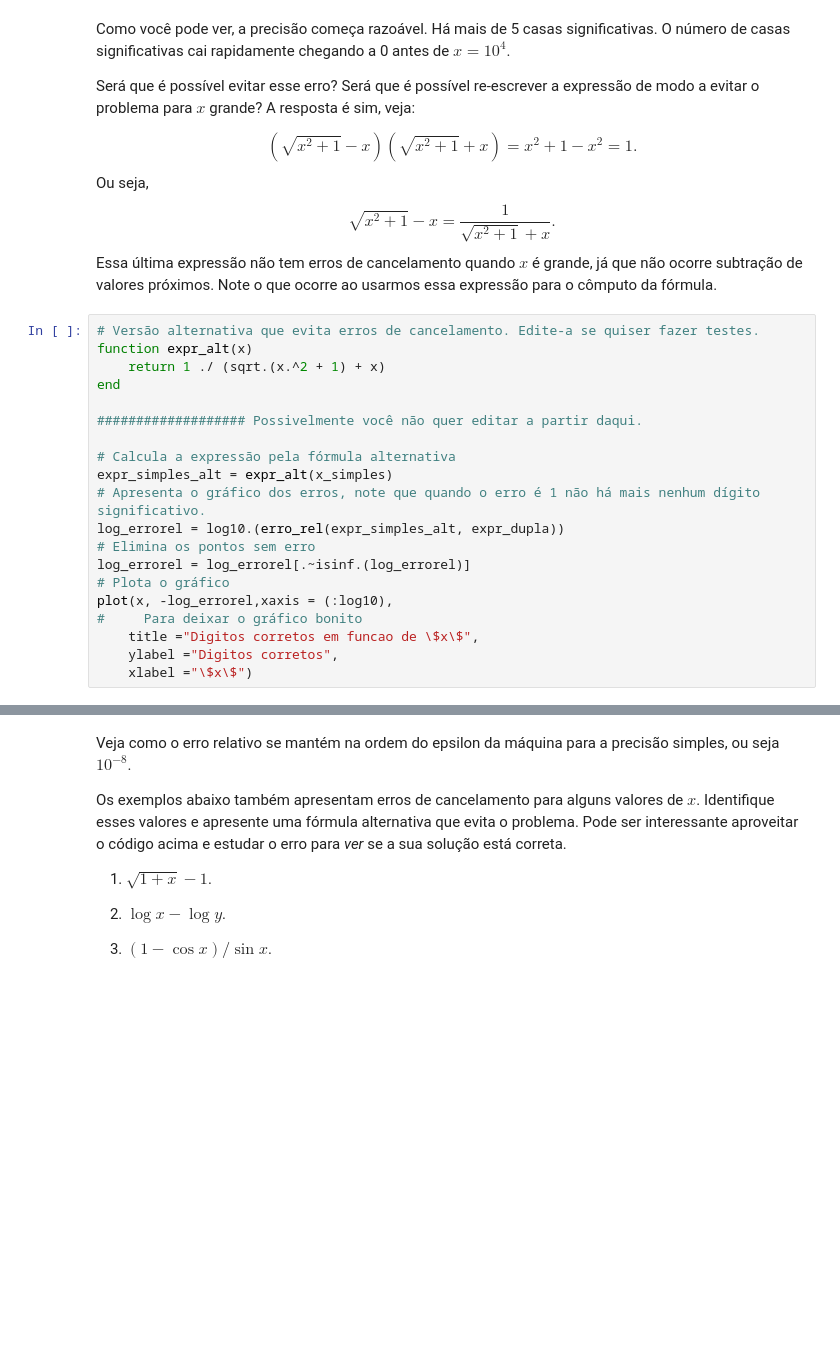
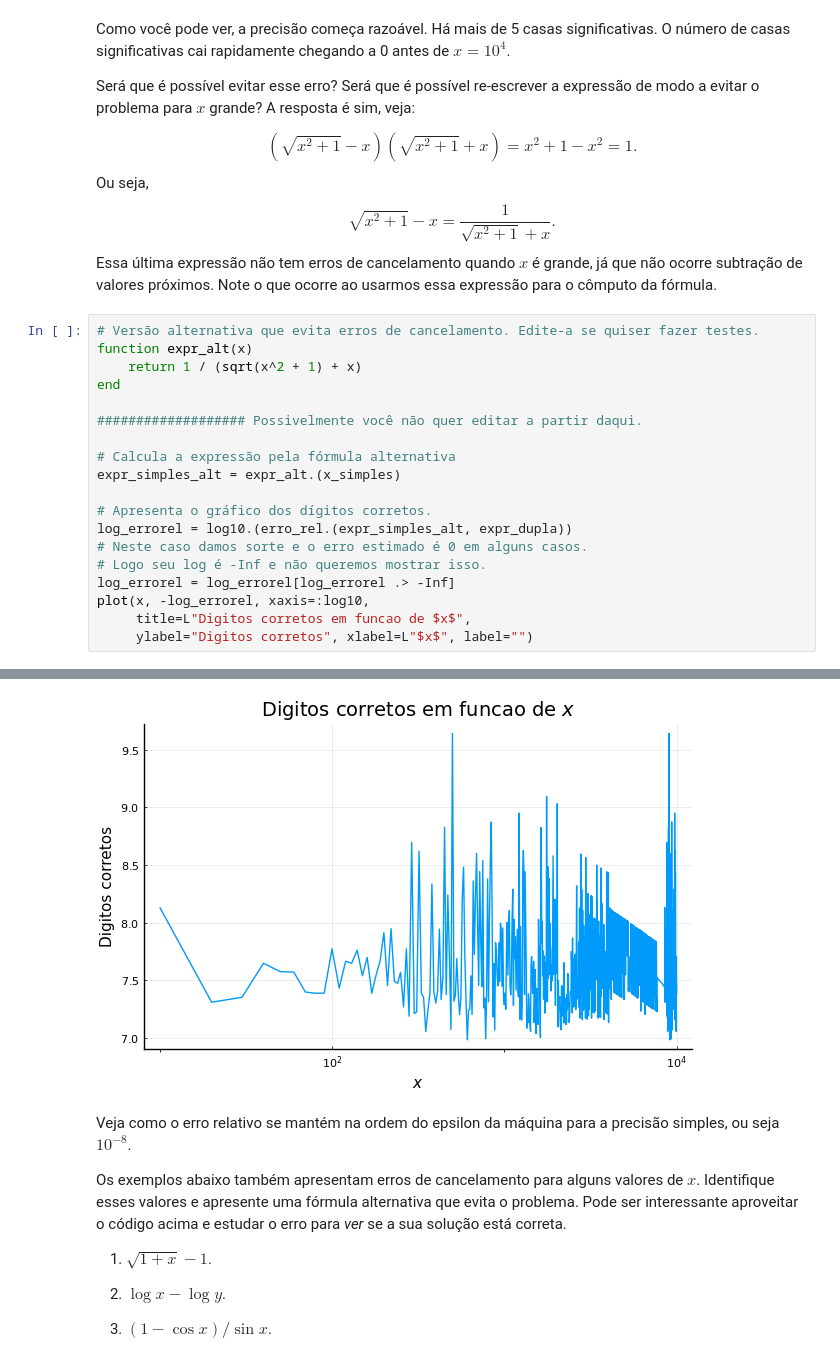
Before and after one commit to pjssilva/ms211, a Jupyter notebook: Computacao_com_Precisao_Finita.ipynb, the cells around one changed output, grey strips where cells are left out. Saved outputs shown, nothing was run; the diff lists cells and outputs as text; blank space fills up the shorter version.

```diff
--- a/Computacao_com_Precisao_Finita.ipynb
+++ b/Computacao_com_Precisao_Finita.ipynb
@@ -223,21 +234,20 @@ Essa última expressão não tem erros de cancelamento quando $x$ é grande, já
 # %%
 # Versão alternativa que evita erros de cancelamento. Edite-a se quiser fazer testes.
 function expr_alt(x)
-    return 1 ./ (sqrt.(x.^2 + 1) + x)
+    return 1 / (sqrt(x^2 + 1) + x)
 end
 
 ################### Possivelmente você não quer editar a partir daqui.
 
 # Calcula a expressão pela fórmula alternativa
-expr_simples_alt = expr_alt(x_simples)
-# Apresenta o gráfico dos erros, note que quando o erro é 1 não há mais nenhum dígito significativo.
-log_errorel = log10.(erro_rel(expr_simples_alt, expr_dupla))
-# Elimina os pontos sem erro
-log_errorel = log_errorel[.~isinf.(log_errorel)]
-# Plota o gráfico
-plot(x, -log_errorel,xaxis = (:log10),
-#     Para deixar o gráfico bonito
-    title ="Digitos corretos em funcao de \$x\$",
-    ylabel ="Digitos corretos",
-    xlabel ="\$x\$")
+expr_simples_alt = expr_alt.(x_simples)
+
+# Apresenta o gráfico dos dígitos corretos.
+log_errorel = log10.(erro_rel.(expr_simples_alt, expr_dupla))
+# Neste caso damos sorte e o erro estimado é 0 em alguns casos.
+# Logo seu log é -Inf e não queremos mostrar isso.
+log_errorel = log_errorel[log_errorel .> -Inf]
+plot(x, -log_errorel, xaxis=:log10,
+     title=L"Digitos corretos em funcao de $x$",
+     ylabel="Digitos corretos", xlabel=L"$x$", label="")
 # %% [output]
@@ -245,3 +254,4 @@ plot(x, -log_errorel,xaxis = (:log10),
+[figure, added]
 # %% [markdown]
 Veja como o erro relativo se mantém na ordem do epsilon da máquina para a precisão simples, ou seja $10^{-8}$.
 
```
Also changed, not shown: parts of 17 cells of this notebook, 1 other file.
